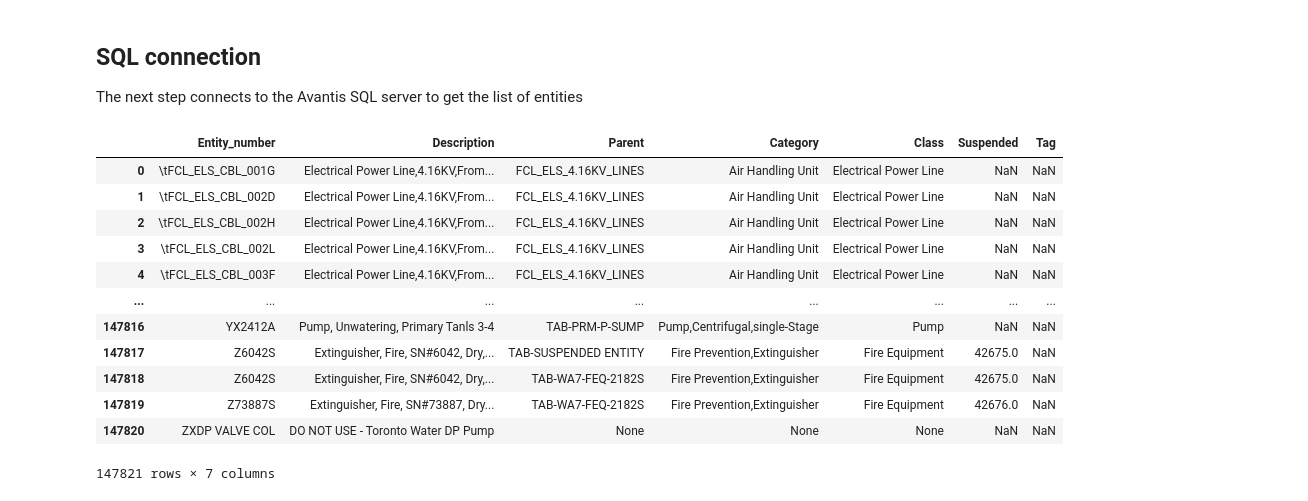
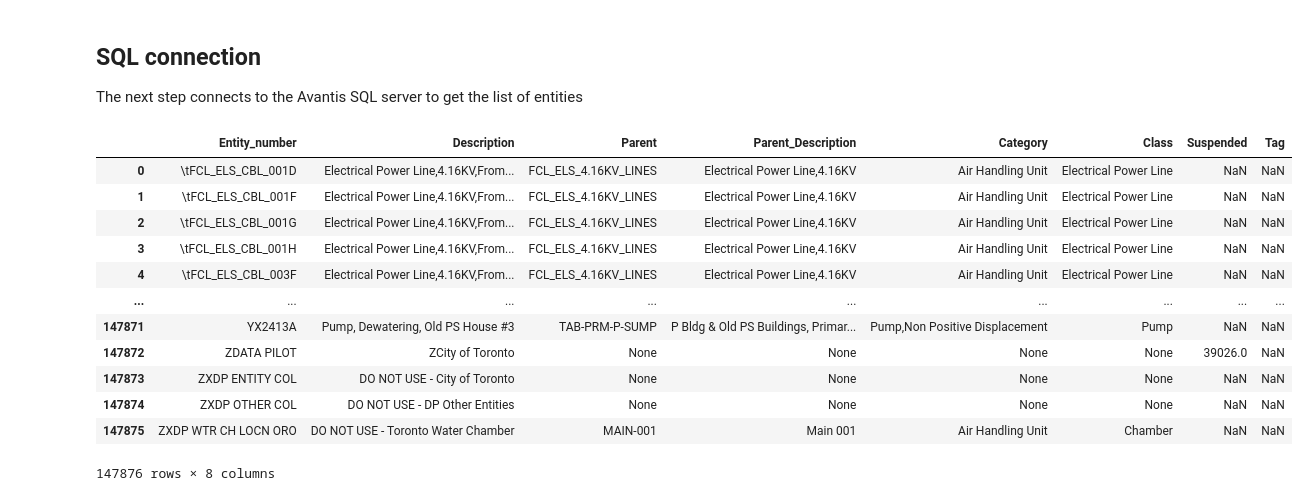
Before and after one commit to TW-ASMP/TWONTO, a Jupyter notebook: Avantis Mapping/Avantis Mapping Instructions.ipynb, the cells around one changed output. Cells and saved outputs as stored; diff of their text form; code cells hidden in the pictures.

Commit message:
update to personal branch
multiple updates
needed to commit in order to update based on main

```diff
--- a/Avantis Mapping/Avantis Mapping Instructions.ipynb
+++ b/Avantis Mapping/Avantis Mapping Instructions.ipynb
@@ -94,44 +94,45 @@ import matplotlib.pyplot as plt
 import seaborn as sns
 import numpy as np
 
 sns.set_theme()
 
 connect = 'DSN=Avantis6-P;UID='+ os.environ['Avantis_User'] + ';PWD=' + os.environ['Avantis_Pass']
 connection_url = URL.create("mssql+pyodbc", query={"odbc_connect": connect})
 
 engine = create_engine(connection_url)
 
 SQL1 = """SELECT Distinct MAINTENT.id as [Entity_number],
 [MAINTENT].[aenm] as [Description],
 MAINTENT2.id as [Parent],
+MAINTENT2.aenm as [Parent_Description],
 [contname] as [Category],
 [entclsid] as [Class],
 SUSPEND.suspoi as [Suspended]
 
 FROM  [AvantisP].[mc].[MAINTENT]
 	  Left Join [AvantisP].[mc].[ENTCLASS] on MAINTENT.entclsref_oi = ENTCLASS.entcloi
 	  Left Join [AvantisP].[mc].CATVAL ON MAINTENT.cat1_oi = CATVAL.cvoi
 	  Left Join MC.SUSPEND ON MAINTENT.susp_oi = SUSPEND.suspoi
 	  Left Join MC.MELINK ON MAINTENT.mtnoi = MELINK.mtnchild_oi
 	  Left Join MC.MAINTENT MAINTENT2 ON MELINK.mtnparn_oi = MAINTENT2.mtnoi"""
 
 
 df1 = pd.read_sql(SQL1,engine)
 df1 = df1[df1['Entity_number'].values != None]
 df1['Tag'] = df1['Entity_number'].str.extract(r"-([a-zA-Z]+)-\d+")
 df1
 # %% [output]
-|  | Entity_number | Description | Parent | Category | Class | Suspended | Tag |
-| 0 | \tFCL_ELS_CBL_001G | Electrical Power Line,4.16KV,From... | FCL_ELS_4.16KV_LINES | Air Handling Unit | Electrical Power Line | NaN | NaN |
-| 1 | \tFCL_ELS_CBL_002D | Electrical Power Line,4.16KV,From... | FCL_ELS_4.16KV_LINES | Air Handling Unit | Electrical Power Line | NaN | NaN |
-| 2 | \tFCL_ELS_CBL_002H | Electrical Power Line,4.16KV,From... | FCL_ELS_4.16KV_LINES | Air Handling Unit | Electrical Power Line | NaN | NaN |
-| 3 | \tFCL_ELS_CBL_002L | Electrical Power Line,4.16KV,From... | FCL_ELS_4.16KV_LINES | Air Handling Unit | Electrical Power Line | NaN | NaN |
-| 4 | \tFCL_ELS_CBL_003F | Electrical Power Line,4.16KV,From... | FCL_ELS_4.16KV_LINES | Air Handling Unit | Electrical Power Line | NaN | NaN |
-| ... | ... | ... | ... | ... | ... | ... | ... |
-| 147816 | YX2412A | Pump, Unwatering, Primary Tanls 3-4 | TAB-PRM-P-SUMP | Pump,Centrifugal,single-Stage | Pump | NaN | NaN |
-| 147817 | Z6042S | Extinguisher, Fire, SN#6042, Dry,... | TAB-SUSPENDED ENTITY | Fire Prevention,Extinguisher | Fire Equipment | 42675.0 | NaN |
-| 147818 | Z6042S | Extinguisher, Fire, SN#6042, Dry,... | TAB-WA7-FEQ-2182S | Fire Prevention,Extinguisher | Fire Equipment | 42675.0 | NaN |
-| 147819 | Z73887S | Extinguisher, Fire, SN#73887, Dry... | TAB-WA7-FEQ-2182S | Fire Prevention,Extinguisher | Fire Equipment | 42676.0 | NaN |
-| 147820 | ZXDP VALVE COL | DO NOT USE - Toronto Water DP Pump | None | None | None | NaN | NaN |
+|  | Entity_number | Description | Parent | Parent_Description | Category | Class | Suspended | Tag |
+| 0 | \tFCL_ELS_CBL_001D | Electrical Power Line,4.16KV,From... | FCL_ELS_4.16KV_LINES | Electrical Power Line,4.16KV | Air Handling Unit | Electrical Power Line | NaN | NaN |
+| 1 | \tFCL_ELS_CBL_001F | Electrical Power Line,4.16KV,From... | FCL_ELS_4.16KV_LINES | Electrical Power Line,4.16KV | Air Handling Unit | Electrical Power Line | NaN | NaN |
+| 2 | \tFCL_ELS_CBL_001G | Electrical Power Line,4.16KV,From... | FCL_ELS_4.16KV_LINES | Electrical Power Line,4.16KV | Air Handling Unit | Electrical Power Line | NaN | NaN |
+| 3 | \tFCL_ELS_CBL_001H | Electrical Power Line,4.16KV,From... | FCL_ELS_4.16KV_LINES | Electrical Power Line,4.16KV | Air Handling Unit | Electrical Power Line | NaN | NaN |
+| 4 | \tFCL_ELS_CBL_003F | Electrical Power Line,4.16KV,From... | FCL_ELS_4.16KV_LINES | Electrical Power Line,4.16KV | Air Handling Unit | Electrical Power Line | NaN | NaN |
+| ... | ... | ... | ... | ... | ... | ... | ... | ... |
+| 147871 | YX2413A | Pump, Dewatering, Old PS House #3 | TAB-PRM-P-SUMP | P Bldg & Old PS Buildings, Primar... | Pump,Non Positive Displacement | Pump | NaN | NaN |
+| 147872 | ZDATA PILOT | ZCity of Toronto | None | None | None | None | 39026.0 | NaN |
+| 147873 | ZXDP ENTITY COL | DO NOT USE - City of Toronto | None | None | None | None | NaN | NaN |
+| 147874 | ZXDP OTHER COL | DO NOT USE - DP Other Entities | None | None | None | None | NaN | NaN |
+| 147875 | ZXDP WTR CH LOCN ORO | DO NOT USE - Toronto Water Chamber | MAIN-001 | Main 001 | Air Handling Unit | Chamber | NaN | NaN |
-147821 rows × 7 columns
+147876 rows × 8 columns
 # %%
```
Also changed, not shown: parts of 7 cells of this notebook, 5 other files.
